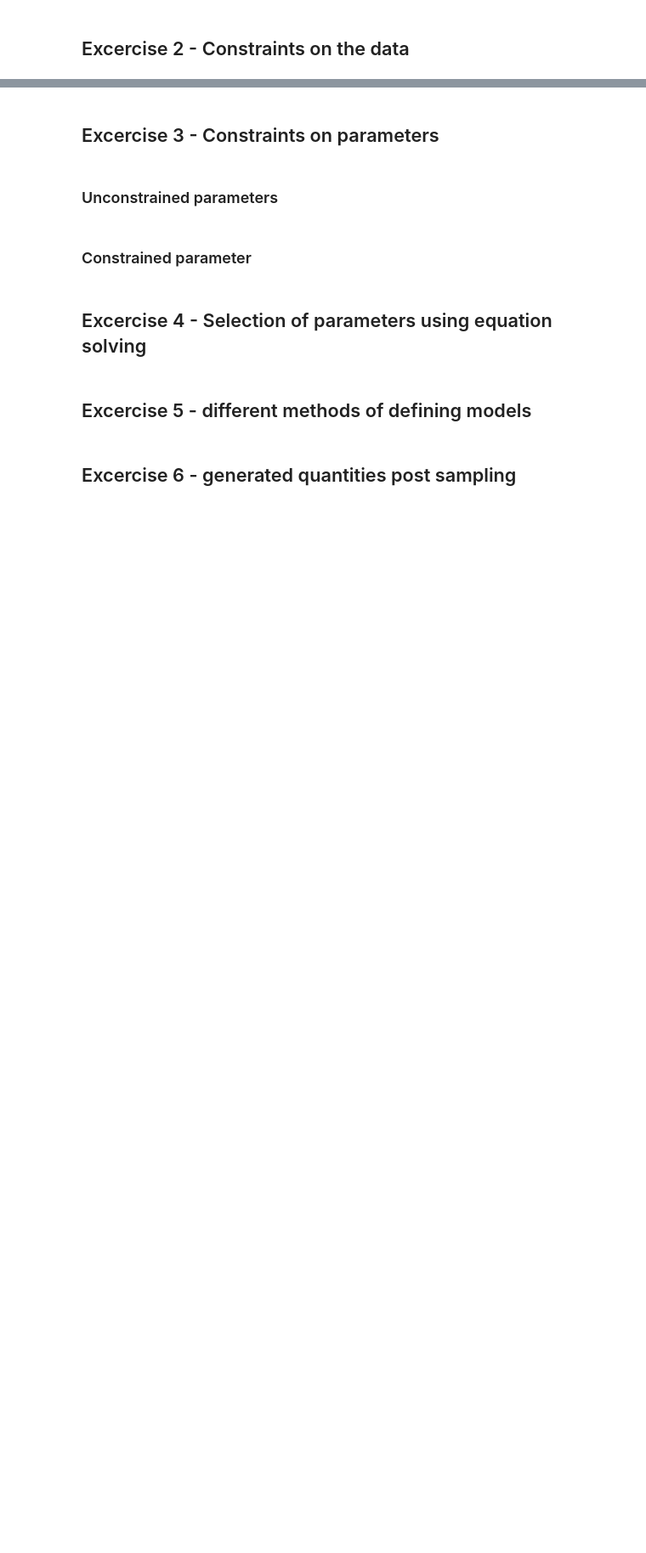
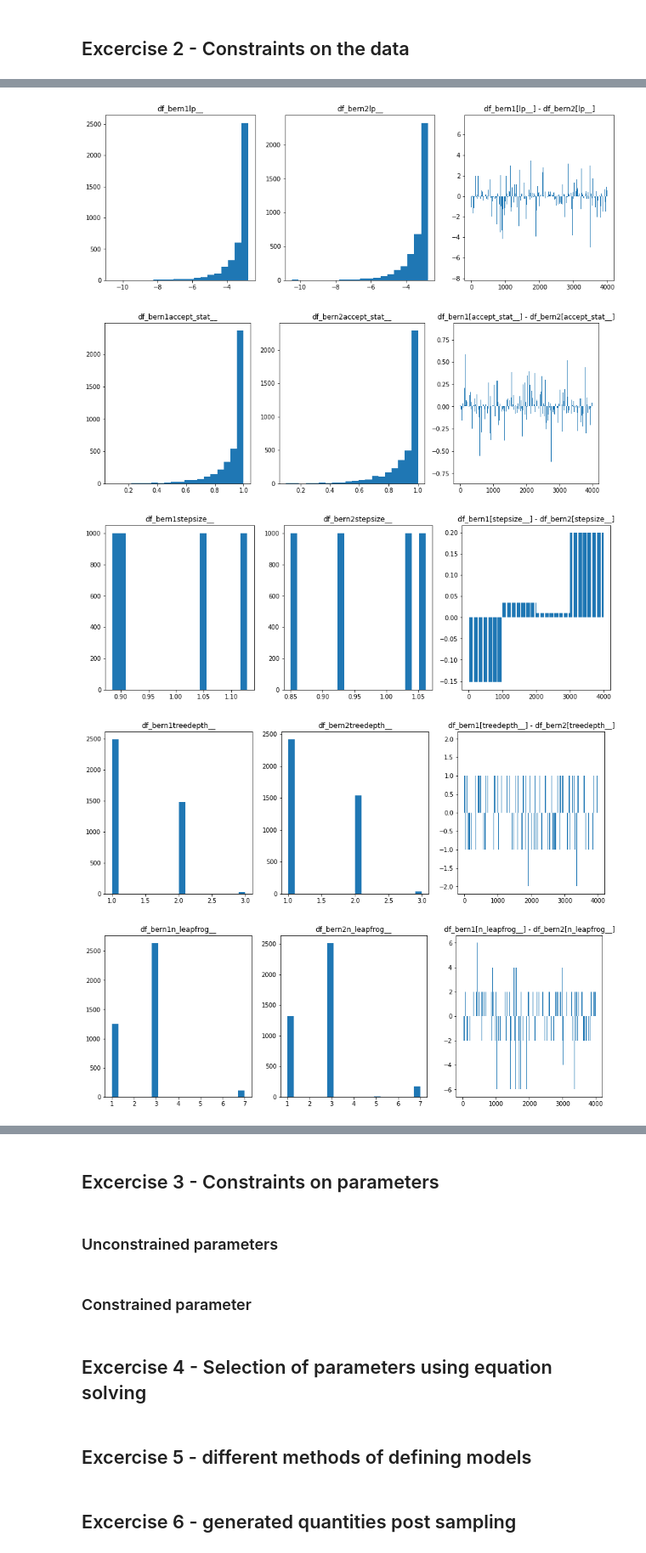
Before and after one commit to nmpluta/data-analytics-lectures, a Jupyter notebook: Data Analytics/Lab 2/lab2.ipynb, the cells around one changed output, grey strips where cells are left out. Shown at 85% size. Drawn from its saved outputs; the diff is of its cells as text; code cells hidden in the pictures; blank space fills up the shorter version.

Commit message:
2: add comparing constraints on data (code_2 and code_3) ex.2
Update of homework exercises from the laboratory 2 (13.03.2023)

```diff
--- a/Data Analytics/Lab 2/lab2.ipynb
+++ b/Data Analytics/Lab 2/lab2.ipynb
@@ -90,4 +104,6 @@ for column in columns:
 ## Excercise 2 - Constraints on the data
 # %%
 bern1 = CmdStanModel(stan_file='code_2.stan')
-samp_bern1 = bern1.sample(data={'N':2, 'y':[0,2]})
+samp_bern1 = bern1.sample(data={'N':2, 'y':[0,1]})
+df_bern1 = samp_bern1.draws_pd()
+print(df_bern1.head())
@@ -94,3 +131,5 @@ samp_bern1 = bern1.sample(data={'N':2, 'y':[0,2]})
 # %%
 bern2 = CmdStanModel(stan_file='code_3.stan')
-samp_bern2 = bern2.sample(data={'N':2, 'y':[0,2]})
+samp_bern2 = bern2.sample(data={'N':2, 'y':[0,1]})
+df_bern2 = samp_bern2.draws_pd()
+print(df_bern2.head())
@@ -96,0 +157,20 @@ samp_bern2 = bern2.sample(data={'N':2, 'y':[0,2]})
+# %%
+columns = df_bern1.columns
+# plot 3 histograms in one row
+
+for column in columns:
+    fig, axs = plt.subplots(1, 3, figsize=(15, 5))
+    axs[0].hist(df_bern1[column], bins=20)
+    axs[0].set_title(f"df_bern1[{column}]")
+    axs[1].hist(df_bern2[column], bins=20)
+    axs[1].set_title(f"df_bern2[{column}]")
+    diff = [(a - b) for a, b in zip(df_bern1[column], df_bern2[column])]
+    axs[2].bar(range(len(diff)), diff)
+    axs[2].set_title(f"df_bern1[{column}] - df_bern2[{column}]")
+    plt.show()
+# %% [output]
+[figure, added]
+[figure, added]
+[figure, added]
+[figure, added]
+[figure, added]
```
Also changed, not shown: parts of 5 cells of this notebook, 4 other files.
